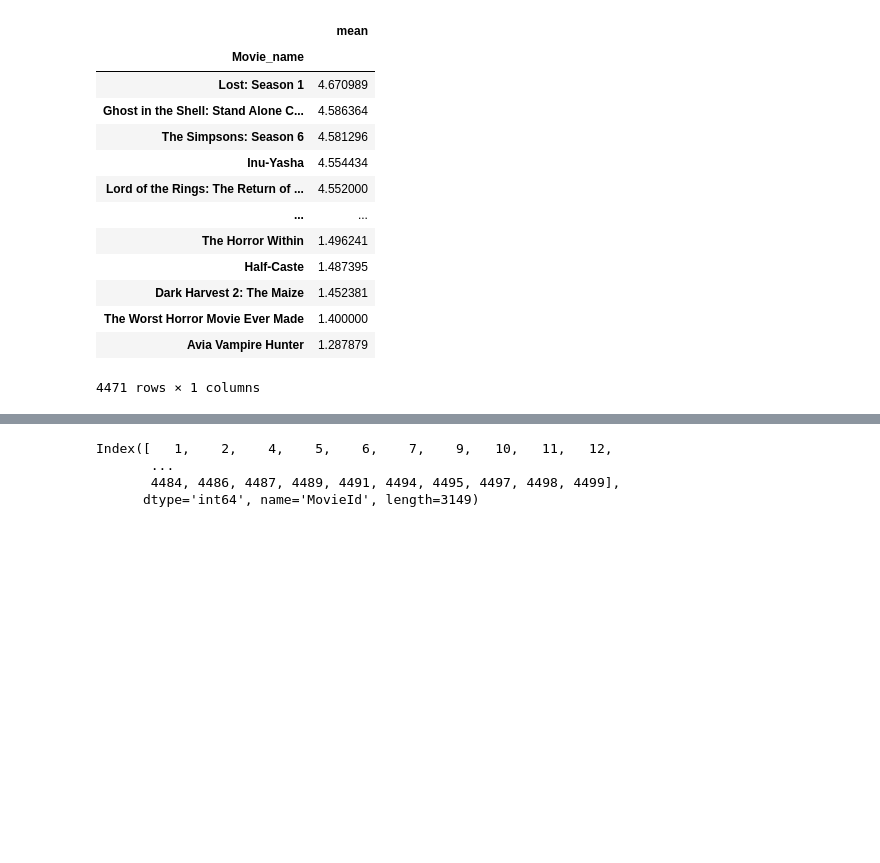
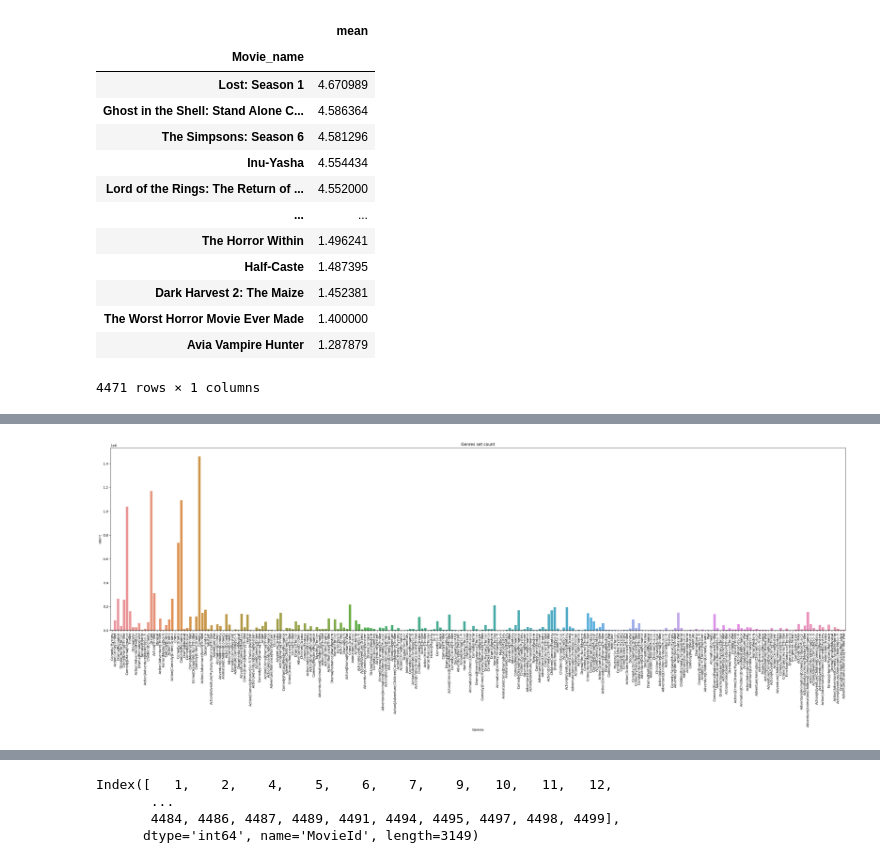
Before and after one commit to XXzE3/Movie-recommender-engine, a Jupyter notebook: Movie recommender engine.ipynb, the cells around one changed output, grey strips where cells are left out. Cells and saved outputs as stored; diff of their text form; code cells hidden in the pictures; blank space fills up the shorter version.

```diff
--- a/Movie recommender engine.ipynb
+++ b/Movie recommender engine.ipynb
@@ -527,0 +769,8 @@ Name: count, Length: 241379, dtype: int64
+# %%
+plt.figure(figsize=(40,10))
+sns.countplot(data = netflix, x = "Genres")
+plt.title("Genres set count")
+plt.xticks(rotation = 90)
+plt.show()
+# %% [output]
+[figure, added]
```
Also changed, not shown: parts of 50 cells of this notebook.
